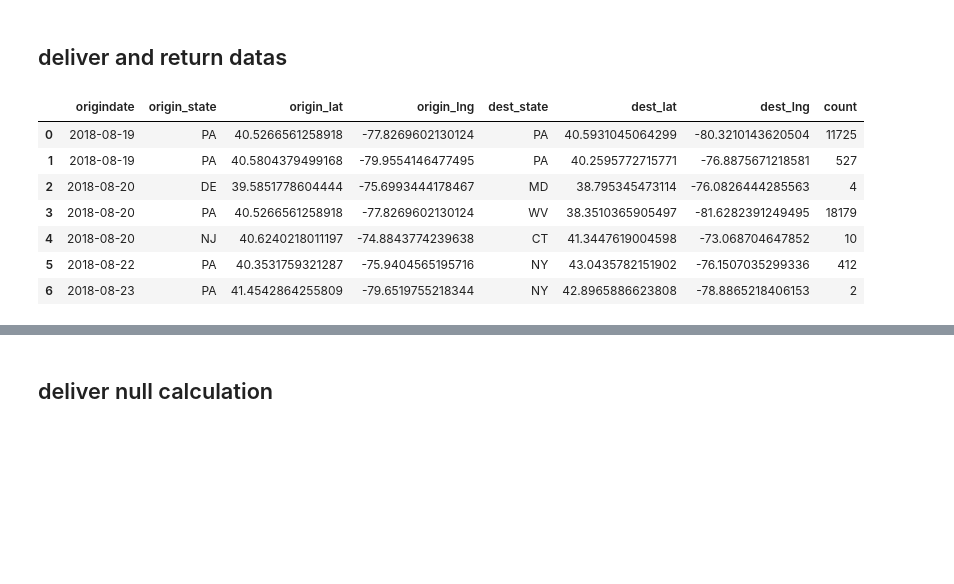
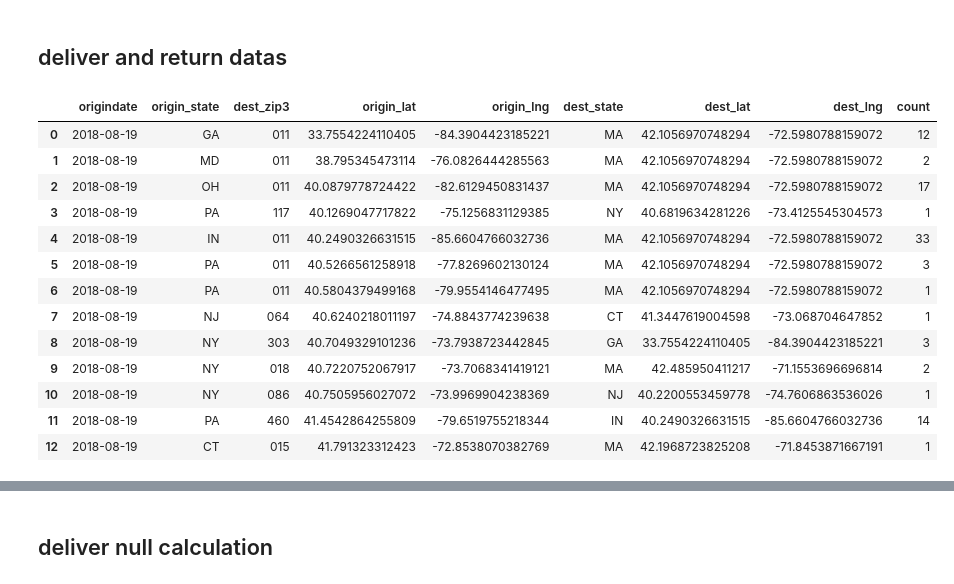
Before and after one commit to seenhzj/Cornell_PB_NE_Hub, a Jupyter notebook: models/calculate distance.ipynb, the cells around one changed output, grey strips where cells are left out. Saved outputs shown, nothing was run; the diff lists cells and outputs as text; code cells hidden in the pictures; blank space fills up the shorter version.

```diff
--- a/models/calculate distance.ipynb
+++ b/models/calculate distance.ipynb
@@ -40,15 +41,21 @@ import pandas as pd
 ## deliver and return datas
 # %%
 #deliver datas
-result = engine.execute('select origindate,origin_state,origin_lat,origin_lng,dest_state,dest_lat,dest_lng,count from deliver_package_info where origin_lat !="''" and dest_lat !="''" and origindate>="2018-08-19" and origindate<="2018-08-25" group by origindate,origin_lat,origin_lng')
-delPackage_df = pd.DataFrame(result.fetchall(),columns=['origindate','origin_state','origin_lat','origin_lng','dest_state','dest_lat','dest_lng','count'])
+result = engine.execute('select origindate,origin_state,dest_zip3,origin_lat,origin_lng,dest_state,dest_lat,dest_lng,count from deliver_package_info where origin_lat !="''" and dest_lat !="''" and origindate="2018-08-19" group by origindate,origin_lat,origin_lng')
+delPackage_df = pd.DataFrame(result.fetchall(),columns=['origindate','origin_state','dest_zip3','origin_lat','origin_lng','dest_state','dest_lat','dest_lng','count'])
 delPackage_df
 # %% [output]
-|  | origindate | origin_state | origin_lat | origin_lng | dest_state | dest_lat | dest_lng | count |
-| 0 | 2018-08-19 | PA | 40.5266561258918 | -77.8269602130124 | PA | 40.5931045064299 | -80.3210143620504 | 11725 |
-| 1 | 2018-08-19 | PA | 40.5804379499168 | -79.9554146477495 | PA | 40.2595772715771 | -76.8875671218581 | 527 |
-| 2 | 2018-08-20 | DE | 39.5851778604444 | -75.6993444178467 | MD | 38.795345473114 | -76.0826444285563 | 4 |
-| 3 | 2018-08-20 | PA | 40.5266561258918 | -77.8269602130124 | WV | 38.3510365905497 | -81.6282391249495 | 18179 |
-| 4 | 2018-08-20 | NJ | 40.6240218011197 | -74.8843774239638 | CT | 41.3447619004598 | -73.068704647852 | 10 |
-| 5 | 2018-08-22 | PA | 40.3531759321287 | -75.9404565195716 | NY | 43.0435782151902 | -76.1507035299336 | 412 |
-| 6 | 2018-08-23 | PA | 41.4542864255809 | -79.6519755218344 | NY | 42.8965886623808 | -78.8865218406153 | 2 |
+|  | origindate | origin_state | dest_zip3 | origin_lat | origin_lng | dest_state | dest_lat | dest_lng | count |
+| 0 | 2018-08-19 | GA | 011 | 33.7554224110405 | -84.3904423185221 | MA | 42.1056970748294 | -72.5980788159072 | 12 |
+| 1 | 2018-08-19 | MD | 011 | 38.795345473114 | -76.0826444285563 | MA | 42.1056970748294 | -72.5980788159072 | 2 |
+| 2 | 2018-08-19 | OH | 011 | 40.0879778724422 | -82.6129450831437 | MA | 42.1056970748294 | -72.5980788159072 | 17 |
+| 3 | 2018-08-19 | PA | 117 | 40.1269047717822 | -75.1256831129385 | NY | 40.6819634281226 | -73.4125545304573 | 1 |
+| 4 | 2018-08-19 | IN | 011 | 40.2490326631515 | -85.6604766032736 | MA | 42.1056970748294 | -72.5980788159072 | 33 |
+| 5 | 2018-08-19 | PA | 011 | 40.5266561258918 | -77.8269602130124 | MA | 42.1056970748294 | -72.5980788159072 | 3 |
+| 6 | 2018-08-19 | PA | 011 | 40.5804379499168 | -79.9554146477495 | MA | 42.1056970748294 | -72.5980788159072 | 1 |
+| 7 | 2018-08-19 | NJ | 064 | 40.6240218011197 | -74.8843774239638 | CT | 41.3447619004598 | -73.068704647852 | 1 |
+| 8 | 2018-08-19 | NY | 303 | 40.7049329101236 | -73.7938723442845 | GA | 33.7554224110405 | -84.3904423185221 | 3 |
+| 9 | 2018-08-19 | NY | 018 | 40.7220752067917 | -73.7068341419121 | MA | 42.485950411217 | -71.1553696696814 | 2 |
+| 10 | 2018-08-19 | NY | 086 | 40.7505956027072 | -73.9969904238369 | NJ | 40.2200553459778 | -74.7606863536026 | 1 |
+| 11 | 2018-08-19 | PA | 460 | 41.4542864255809 | -79.6519755218344 | IN | 40.2490326631515 | -85.6604766032736 | 14 |
+| 12 | 2018-08-19 | CT | 015 | 41.791323312423 | -72.8538070382769 | MA | 42.1968723825208 | -71.8453871667191 | 1 |
```
Also changed, not shown: parts of 19 cells of this notebook, 15 other files.
